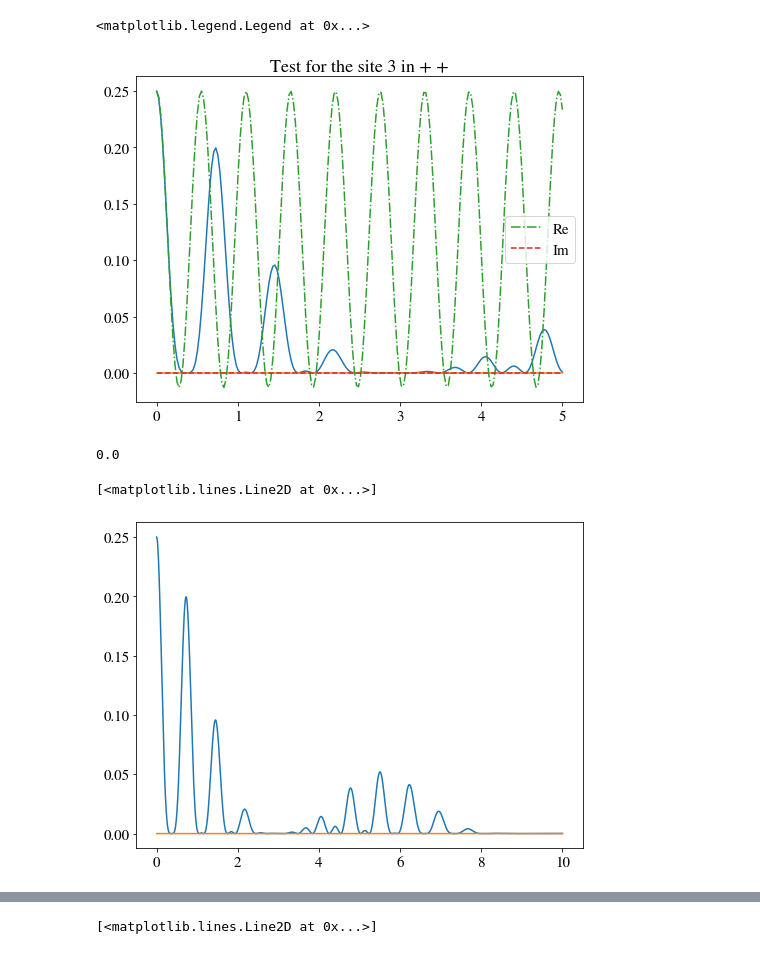
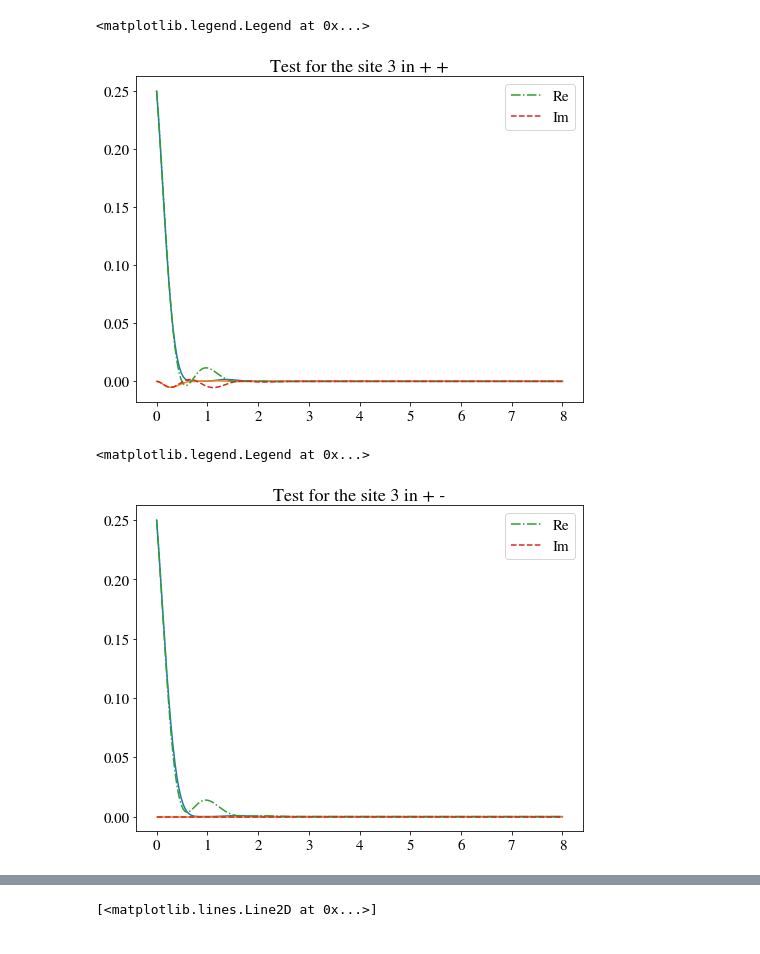
Before and after one commit to eckast161/Spin_dynamics, a Jupyter notebook: Infinite_spin_chain.ipynb, the cells around one changed output, grey strips where cells are left out. Saved outputs shown, nothing was run; the diff lists cells and outputs as text; code cells hidden in the pictures.

```diff
--- a/Infinite_spin_chain.ipynb
+++ b/Infinite_spin_chain.ipynb
@@ -169,7 +154,7 @@ def g_trun(epsilon,a_cut,index_a,partial_terms):
     else:
         return partial_sum
 # %%
-a_cut=30
+a_cut=50
 
 J=100
 N=100
@@ -188,9 +173,9 @@ partial_terms=100
 
 
 
-gamma_du=0
-gamma_ud=0
-gamma_el=0
+gamma_du=0.2
+gamma_ud=0.4
+gamma_el=1.6
 
 
 dis_fac=1
@@ -200,7 +185,7 @@ gamma_minus=dis_fac*gamma_ud/2  #gamma factor - that appears in the master equat
 gamma_z=dis_fac*gamma_el/8      #gamma factor z that appears in the master equation associated to el in natural units of energy.
 
 
-def vectorsR(r, t,a_cut=a_cut,J=J_aver,epsilon=epsilon,dist=dist):
+def vectorsR(r, t,a_cut=a_cut,J=J_aver,epsilon=epsilon,dist=d):
 
 
     """Obtains the vector which summarizes the linear and non-linear elements of the differential matrix wrriten of the form
@@ -259,8 +244,8 @@ def vectorsR(r, t,a_cut=a_cut,J=J_aver,epsilon=epsilon,dist=dist):
 
         drdt[index2]=drdt[index2]-2*gamps*r[index2] #decay
 
-        drdt[index2]=drdt[index2]-4j*(J/(d)**epsilon)*(1/2**epsilon-1)*np.real(np.conjugate(r[1])*r[3+j]/(j+1)**epsilon)
-        drdt[index2]=drdt[index2]-4j*(J/(d)**epsilon)*(abs(r[1]))**2*np.real(r[0])*(g_trun(epsilon,a_cut,j+1,partial_terms)-g_trun(epsilon,a_cut,0,partial_terms))
+        drdt[index2]=drdt[index2]+4*(J/(d)**epsilon)*(1/2**epsilon-1)*np.imag(np.conjugate(r[1])*r[3+j]/(j+1)**epsilon)
+        drdt[index2]=drdt[index2]+4*(J/(d)**epsilon)*(abs(r[1]))**2*np.imag(r[0])*(g_trun(epsilon,a_cut,j+1,partial_terms)-g_trun(epsilon,a_cut,0,partial_terms))
 
 
         for w in range(1,a_cut+1):
@@ -269,7 +254,7 @@ def vectorsR(r, t,a_cut=a_cut,J=J_aver,epsilon=epsilon,dist=dist):
 
             if w!=j+1:
                 drdt[index1]=drdt[index1]+4j*(J/(d)**epsilon)*r[1]*r[2+w]*( 1/abs(w+j+1)**epsilon+1/abs(w-(j+1))**epsilon+2/w**epsilon )
-                drdt[index2]=drdt[index2]-4j*(J/(d)**epsilon)*np.real(np.conjugate(r[1])*r[2+w]*(1/abs(w+j+1)**epsilon+1/abs(w-(j+1))**epsilon-2/w**epsilon)   )
+                drdt[index2]=drdt[index2]+4*(J/(d)**epsilon)*np.imag(np.conjugate(r[1])*r[2+w]*(1/abs(w+j+1)**epsilon+1/abs(w-(j+1))**epsilon-2/w**epsilon)   )
 
 
 
@@ -285,7 +270,7 @@ def vectorsR(r, t,a_cut=a_cut,J=J_aver,epsilon=epsilon,dist=dist):
 r0=init_vect(a_cut)
 # %%
 init_time=0
-final_time=5
+final_time=8
 steps=200
 
 
@@ -441,40 +430,43 @@ plt.plot(t,np.imag(z[:,3+int((a_cut))+site]),'--',label="Im")
 plt.legend()
 # %% [output]
 <matplotlib.legend.Legend at 0x...>
-[figure, old version]
+[figure, new version]
-# %%
-gamma
-# %% [output]
-0.0
 # %%
-#Test for ++
-def gen_pp(t,j):
+#Test for +-
 
-    gen_ret=0.25
+def gen_pm(t,j):
+
+    gen_ret=0.25*np.exp(-2*Tot*t/2)
     s=1
 
-    for w in range(-N,N+1):
+    for w in range(-int(N),int(N)+1):
         if w!=j and w!=0:
-            s=2*( J_aver/( (d**epsilon)) )*(1/abs(w-j)**epsilon+1/abs(w)**epsilon )
-            gen_ret=gen_ret*(np.cos(t*s))
+            s=2*1j*gamma+2*( J_aver/( (d**epsilon)) )*(1/abs(w-j)**epsilon-1/abs(w)**epsilon )
+            gen_ret=gen_ret*( np.exp(-lamda*t) )*(np.cos(t*(s**2-r)**0.5)+lamda*np.sin(t*(s**2-r)**0.5)/((s**2-r)**0.5))
 
 
     return gen_ret
 
-#-------------------------------------------
+#------------------------------------
+
 
 site=3
 
-t=np.linspace(0,10,2000)
 
+plt.title("Test for the site "+str(site)+" in + -")
 
-plt.plot(t,np.real(gen_pp(t,site)))
-plt.plot(t,np.imag(gen_pp(t,site)))
+plt.plot(t,np.real(gen_pm(t,site)))
+
+plt.plot(t,np.imag(gen_pm(t,site)))
 
 
 
-#We can see a product of cosine terms
+plt.plot(t,np.real(z[:,3+int(2*(a_cut))+site]),'-.',label="Re")
+plt.plot(t,np.imag(z[:,3+int(2*(a_cut))+site]),'--',label="Im")
+
+
+plt.legend()
 # %% [output]
-[<matplotlib.lines.Line2D at 0x...>]
+<matplotlib.legend.Legend at 0x...>
-[figure, old version]
+[figure, new version]
 # %%
```
Also changed, not shown: parts of 34 cells of this notebook, 1 other file.
